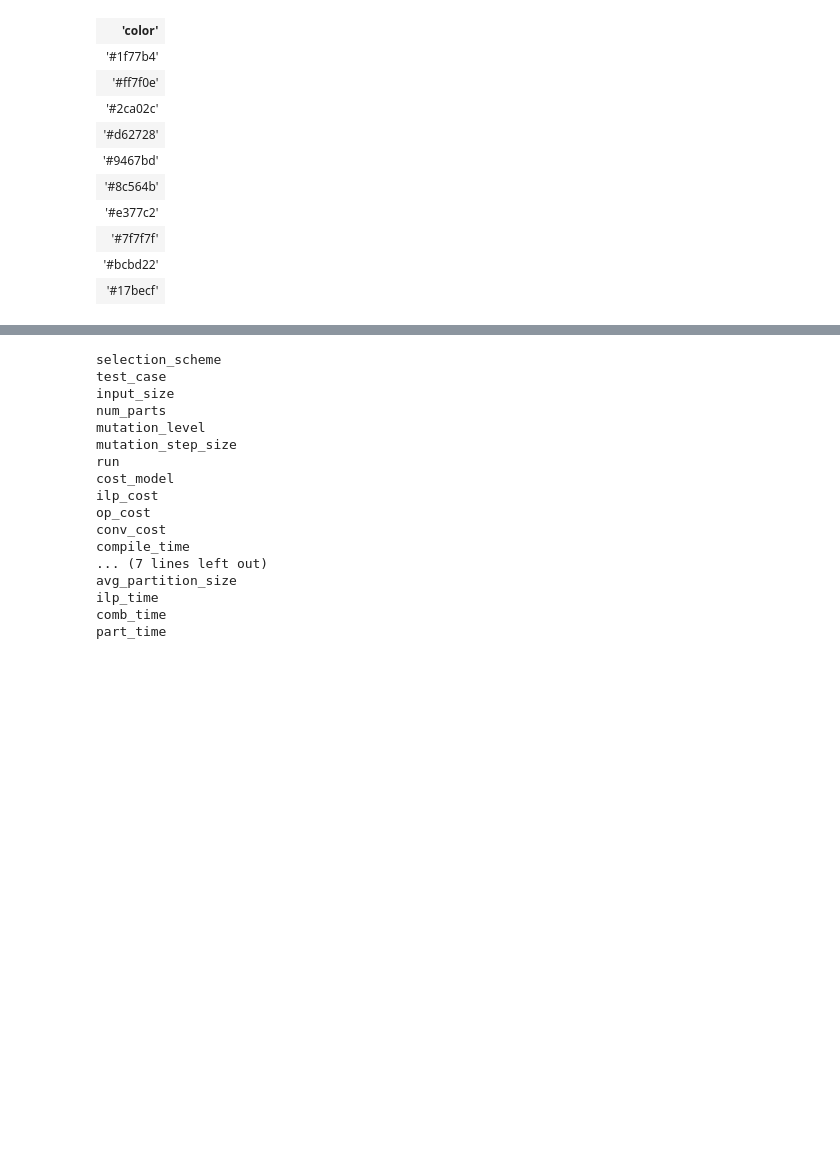
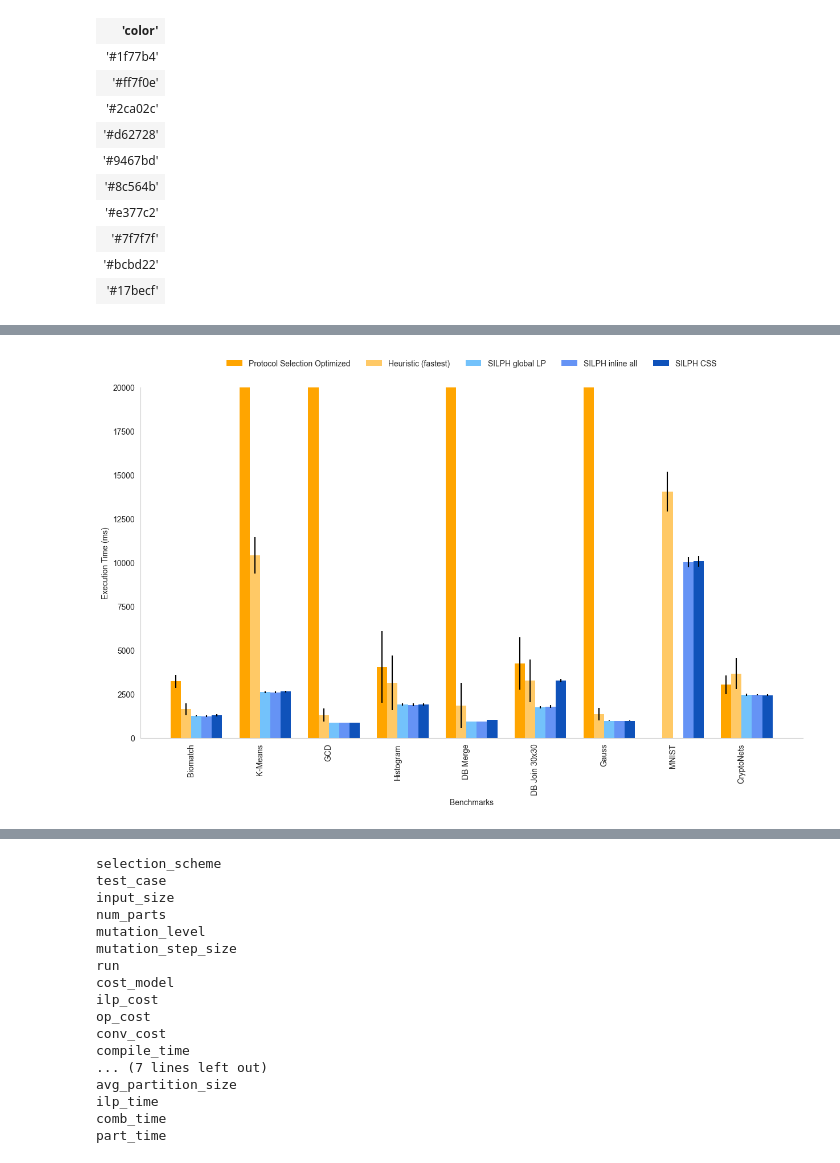
Before and after one commit to edwjchen/circ_benchmarks, a Jupyter notebook: analysis/analysis.ipynb, the cells around one changed output, grey strips where cells are left out. Saved outputs shown, nothing was run; the diff lists cells and outputs as text; code cells hidden in the pictures; blank space fills up the shorter version.

```diff
--- a/analysis/analysis.ipynb
+++ b/analysis/analysis.ipynb
@@ -30,0 +295,30 @@ plt.rcParams['axes.prop_cycle']
+# %%
+data_wan = np.array(data_wan)
+data_std_wan = np.array(data_std_wan)
+
+length = len(data_wan)
+x_labels = [clean_labels(i) for i in list(hycc_df.columns)]
+
+# Set plot parameters
+fig, ax = plt.subplots()
+width = 0.15 # width of bar
+x = np.arange(length)
+
+ax.bar(x, data_wan[:,0], width, color='#FFA500', label='Protocol Selection Optimized', yerr=data_std_wan[:,0])
+ax.bar(x + width, data_wan[:,1], width, color='#FFC966', label='Heuristic (fastest)', yerr=data_std_wan[:,1])
+ax.bar(x + (2 * width), data_wan[:,2], width, color='#73C2FB', label='SILPH global LP', yerr=data_std_wan[:,2])
+ax.bar(x + (3 * width), data_wan[:,3], width, color='#6593F5', label='SILPH inline all', yerr=data_std_wan[:,3])
+ax.bar(x + (4 * width), data_wan[:,4], width, color='#0F52BA', label='SILPH CSS', yerr=data_std_wan[:,4])
+
+ax.set_ylim([0, 20000])
+
+ax.set_ylabel('Execution Time (ms)')
+ax.set_xticks(x + width + width/2)
+ax.set_xticklabels(x_labels, rotation='vertical')
+ax.set_xlabel('Benchmarks')
+ax.legend(loc='upper center', bbox_to_anchor=(0.5, 1.1), ncol=5)
+# plt.grid(True, 'major', 'y', ls='--', lw=.5, c='k', alpha=.3)
+plt.show()
+fig.savefig("wan_wide_lim.pdf")
+# %% [output]
+[figure, added]
```
Also changed, not shown: parts of 20 cells of this notebook, 12 other files.
